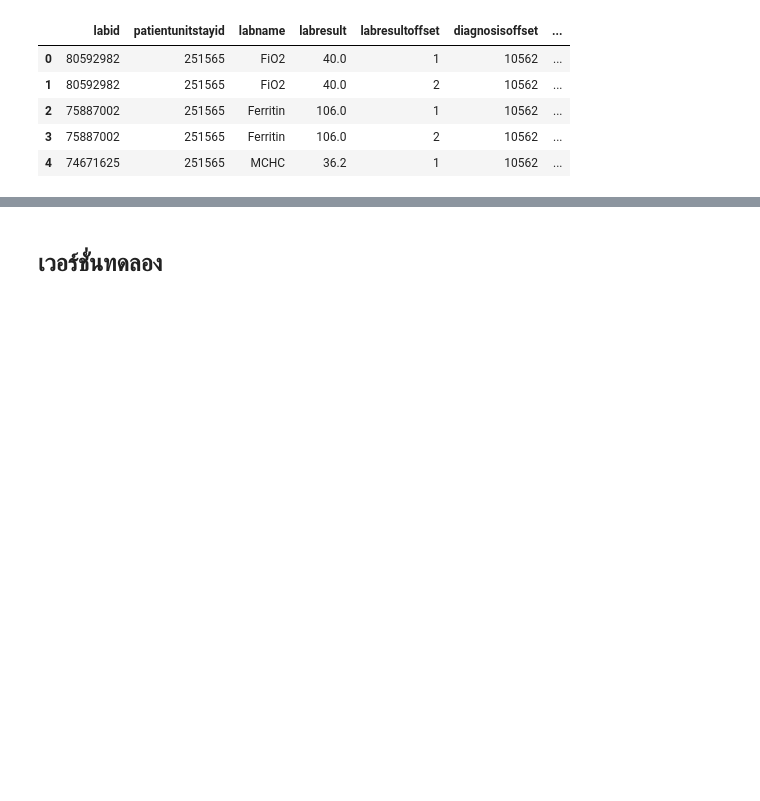
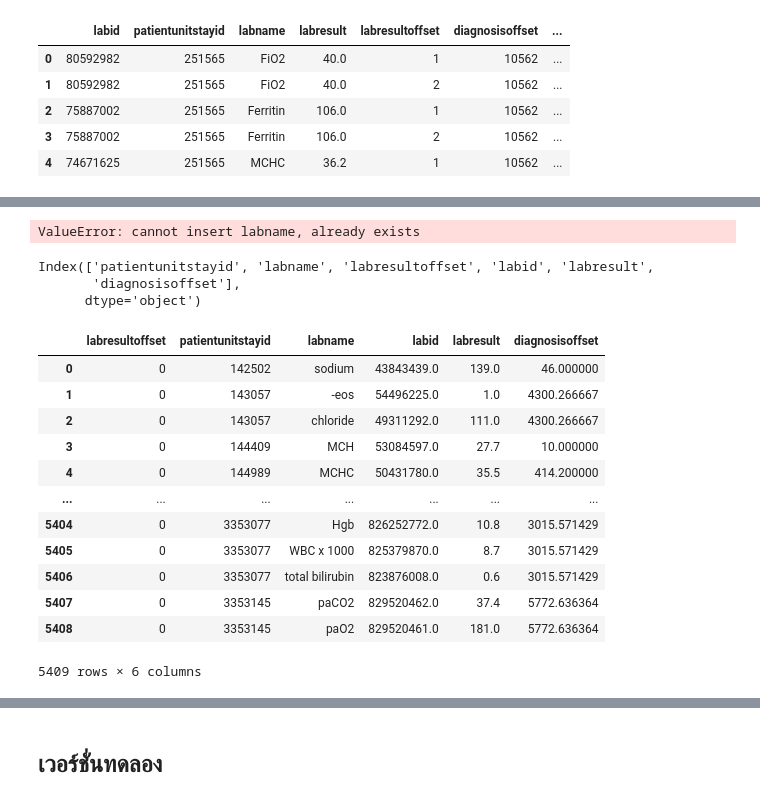
Before and after one commit to Tonry12/Data_joyx2, a Jupyter notebook: Sepsis_eICU_DATA.ipynb, the cells around one changed output, grey strips where cells are left out. Cells and saved outputs as stored; diff of their text form; code cells hidden in the pictures; blank space fills up the shorter version.

```diff
--- a/Sepsis_eICU_DATA.ipynb
+++ b/Sepsis_eICU_DATA.ipynb
@@ -569,0 +641,79 @@ sepsis_group_pivot
+# %%
+# Assuming the file has columns: ['patientunitstayid', 'labname', 'labresultoffset', 'labresult']
+# Convert 'Time' from minutes to hours
+data['labresultoffset'] = data['labresultoffset'] / 60
+
+# Round the time to the nearest hour
+data['labresultoffset'] = data['labresultoffset'].round().astype(int)
+
+# Set the start time for each patient to the first recorded data point
+data['labresultoffset'] = data.groupby('patientunitstayid')['labresultoffset'].transform(lambda x: x - x.min())
+
+# Aggregate duplicates by averaging them
+data = data.groupby(['patientunitstayid', 'labname', 'labresultoffset']).agg('mean').reset_index()
+
+# Create an hourly time range for each patient and lab name
+def reindex_group(group):
+    idx = pd.Index(range(group['labresultoffset'].min(), group['labresultoffset'].max() + 1), name='labresultoffset')
+    return group.set_index('labresultoffset').reindex(idx)
+
+aligned_data = data.groupby(['patientunitstayid', 'labname']).apply(reindex_group).reset_index()
+
+# Forward-fill missing values
+aligned_data['labresult'] = aligned_data.groupby(['patientunitstayid', 'labname'])['labresult'].ffill()
+
+# Apply mean imputation for entirely missing features
+grouped = aligned_data.groupby(['patientunitstayid', 'labname'])
+aligned_data['labresult'] = grouped['labresult'].apply(lambda x: x.fillna(x.mean()))
+
+# Reset index to clean up the DataFrame
+aligned_data.reset_index(drop=True, inplace=True)
+# %% [output]
+ValueError: cannot insert labname, already exists
+# %%
+# Check the columns in the data
+print(data.columns)
+
+# Assuming the file has columns: ['patientunitstayid', 'labname', 'labresultoffset', 'labresult']
+# Convert 'labresultoffset' from minutes to hours
+data['labresultoffset'] = data['labresultoffset'] / 60
+
+# Round the time to the nearest hour
+data['labresultoffset'] = data['labresultoffset'].round().astype(int)
+
+# Set the start time for each patient to the first recorded data point
+data['labresultoffset'] = data.groupby('patientunitstayid')['labresultoffset'].transform(lambda x: x - x.min())
+
+# Aggregate duplicates by averaging them
+data = data.groupby(['patientunitstayid', 'labname', 'labresultoffset']).agg('mean').reset_index()
+
+# Create an hourly time range for each patient and lab name
+def reindex_group(group):
+    idx = pd.Index(range(group['labresultoffset'].min(), group['labresultoffset'].max() + 1), name='labresultoffset')
+    reindexed_group = group.set_index('labresultoffset').reindex(idx).reset_index()
+    reindexed_group['patientunitstayid'] = group['patientunitstayid'].iloc[0]
+    reindexed_group['labname'] = group['labname'].iloc[0]
+    return reindexed_group
+
+aligned_data = data.groupby(['patientunitstayid', 'labname']).apply(reindex_group).reset_index(drop=True)
+
+# Forward-fill missing values
+aligned_data['labresult'] = aligned_data.groupby(['patientunitstayid', 'labname'])['labresult'].ffill()
+aligned_data
+# %% [output]
+Index(['patientunitstayid', 'labname', 'labresultoffset', 'labid', 'labresult',
+       'diagnosisoffset'],
+      dtype='object')
+|  | labresultoffset | patientunitstayid | labname | labid | labresult | diagnosisoffset |
+| 0 | 0 | 142502 | sodium | 43843439.0 | 139.0 | 46.000000 |
+| 1 | 0 | 143057 | -eos | 54496225.0 | 1.0 | 4300.266667 |
+| 2 | 0 | 143057 | chloride | 49311292.0 | 111.0 | 4300.266667 |
+| 3 | 0 | 144409 | MCH | 53084597.0 | 27.7 | 10.000000 |
+| 4 | 0 | 144989 | MCHC | 50431780.0 | 35.5 | 414.200000 |
+| ... | ... | ... | ... | ... | ... | ... |
+| 5404 | 0 | 3353077 | Hgb | 826252772.0 | 10.8 | 3015.571429 |
+| 5405 | 0 | 3353077 | WBC x 1000 | 825379870.0 | 8.7 | 3015.571429 |
+| 5406 | 0 | 3353077 | total bilirubin | 823876008.0 | 0.6 | 3015.571429 |
+| 5407 | 0 | 3353145 | paCO2 | 829520462.0 | 37.4 | 5772.636364 |
+| 5408 | 0 | 3353145 | paO2 | 829520461.0 | 181.0 | 5772.636364 |
+5409 rows × 6 columns
```
Also changed, not shown: parts of 17 cells of this notebook.
